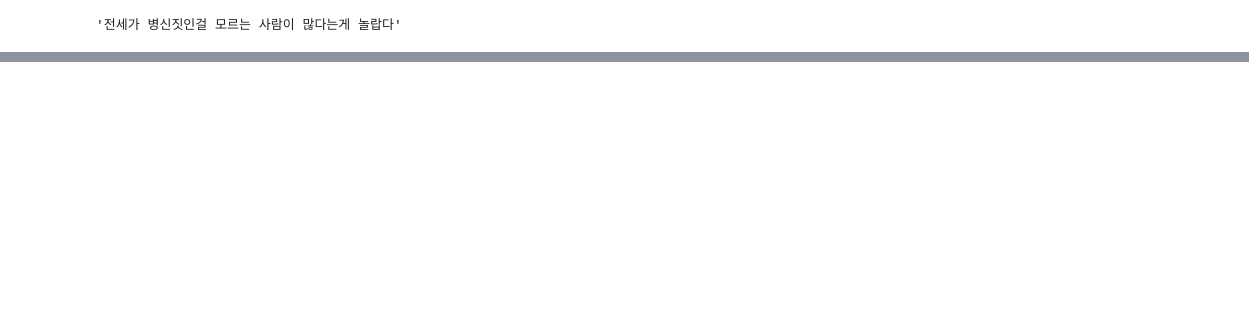
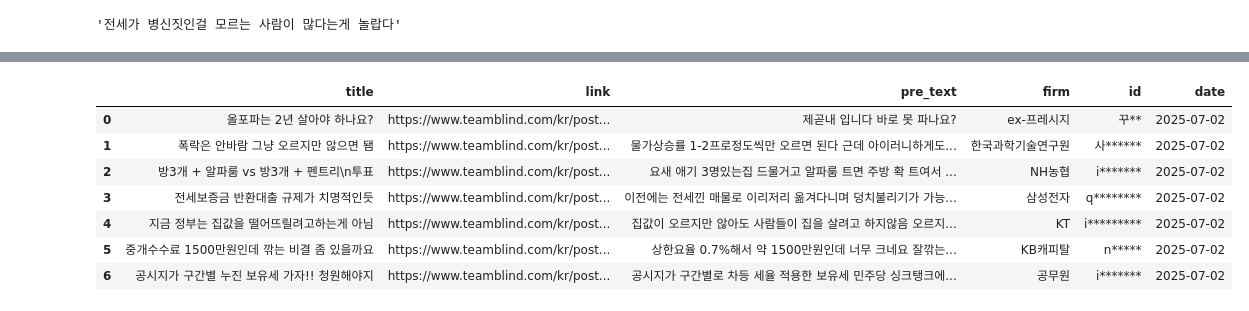
Before and after one commit to Blueraint/text_mining_basic, a Jupyter notebook: 과제1/hw1_crawl.ipynb, the cells around one changed output, grey strips where cells are left out. Saved outputs shown, nothing was run; the diff lists cells and outputs as text; code cells hidden in the pictures; blank space fills up the shorter version.

```diff
--- a/과제1/hw1_crawl.ipynb
+++ b/과제1/hw1_crawl.ipynb
@@ -47,0 +386,12 @@ time.sleep(2)
+# %%
+df = pd.DataFrame(list)
+df
+# %% [output]
+|  | title | link | pre_text | firm | id | date |
+| 0 | 올포파는 2년 살아야 하나요? | https://www.teamblind.com/kr/post... | 제곧내 입니다 바로 못 파나요? | ex-프레시지 | 꾸** | 2025-07-02 |
+| 1 | 폭락은 안바람 그냥 오르지만 않으면 됌 | https://www.teamblind.com/kr/post... | 물가상승률 1-2프로정도씩만 오르면 된다 근데 아이러니하게도... | 한국과학기술연구원 | 사****** | 2025-07-02 |
+| 2 | 방3개 + 알파룸 vs 방3개 + 펜트리\n투표 | https://www.teamblind.com/kr/post... | 요새 애기 3명있는집 드물거고 알파룸 트면 주방 확 트여서 ... | NH농협 | i******* | 2025-07-02 |
+| 3 | 전세보증금 반환대출 규제가 치명적인듯 | https://www.teamblind.com/kr/post... | 이전에는 전세낀 매물로 이리저리 옮겨다니며 덩치불리기가 가능... | 삼성전자 | q******** | 2025-07-02 |
+| 4 | 지금 정부는 집값을 떨어뜨릴려고하는게 아님 | https://www.teamblind.com/kr/post... | 집값이 오르지만 않아도 사람들이 집을 살려고 하지않음 오르지... | KT | i********* | 2025-07-02 |
+| 5 | 중개수수료 1500만원인데 깎는 비결 좀 있을까요 | https://www.teamblind.com/kr/post... | 상한요율 0.7%해서 약 1500만원인데 너무 크네요 잘깎는... | KB캐피탈 | n***** | 2025-07-02 |
+| 6 | 공시지가 구간별 누진 보유세 가자!! 청원해야지 | https://www.teamblind.com/kr/post... | 공시지가 구간별로 차등 세율 적용한 보유세 민주당 싱크탱크에... | 공무원 | i******* | 2025-07-02 |
```
Also changed, not shown: parts of 34 cells of this notebook.
